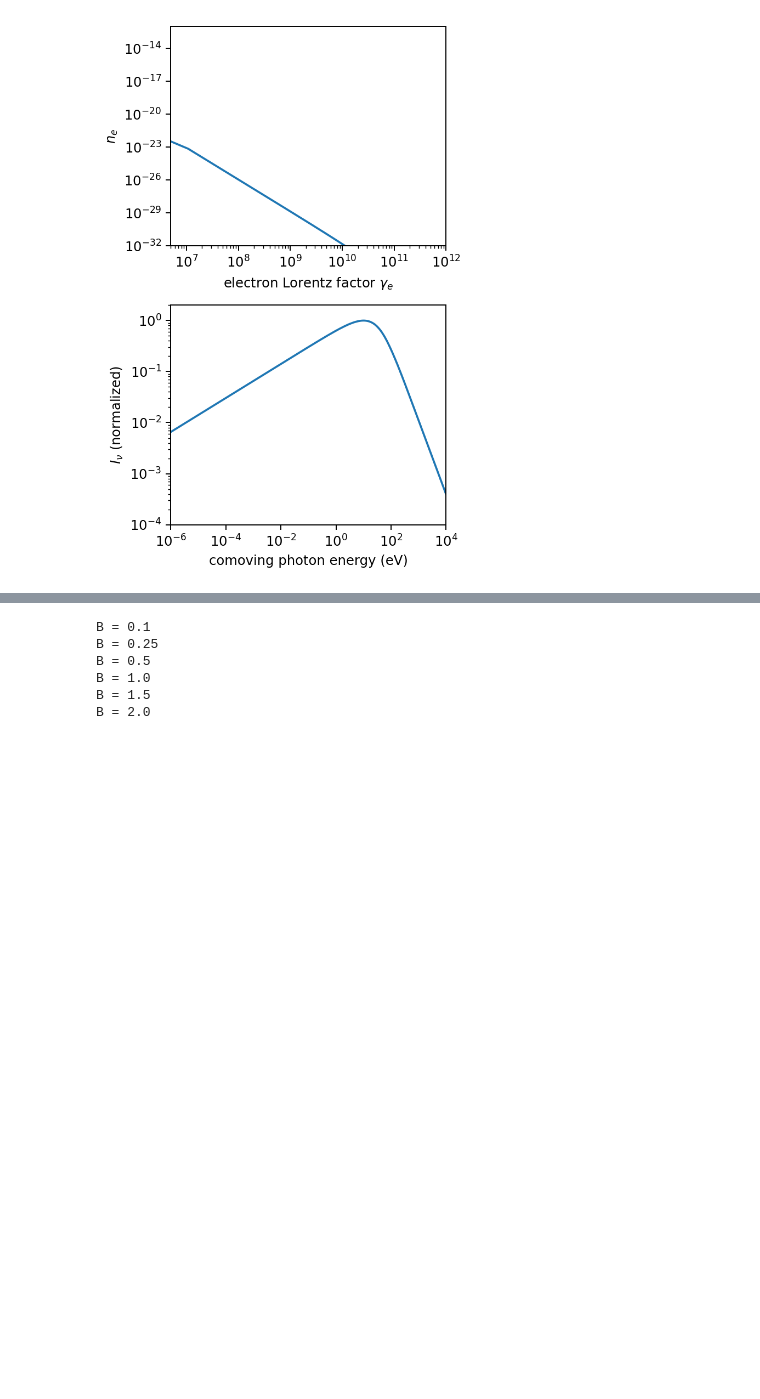
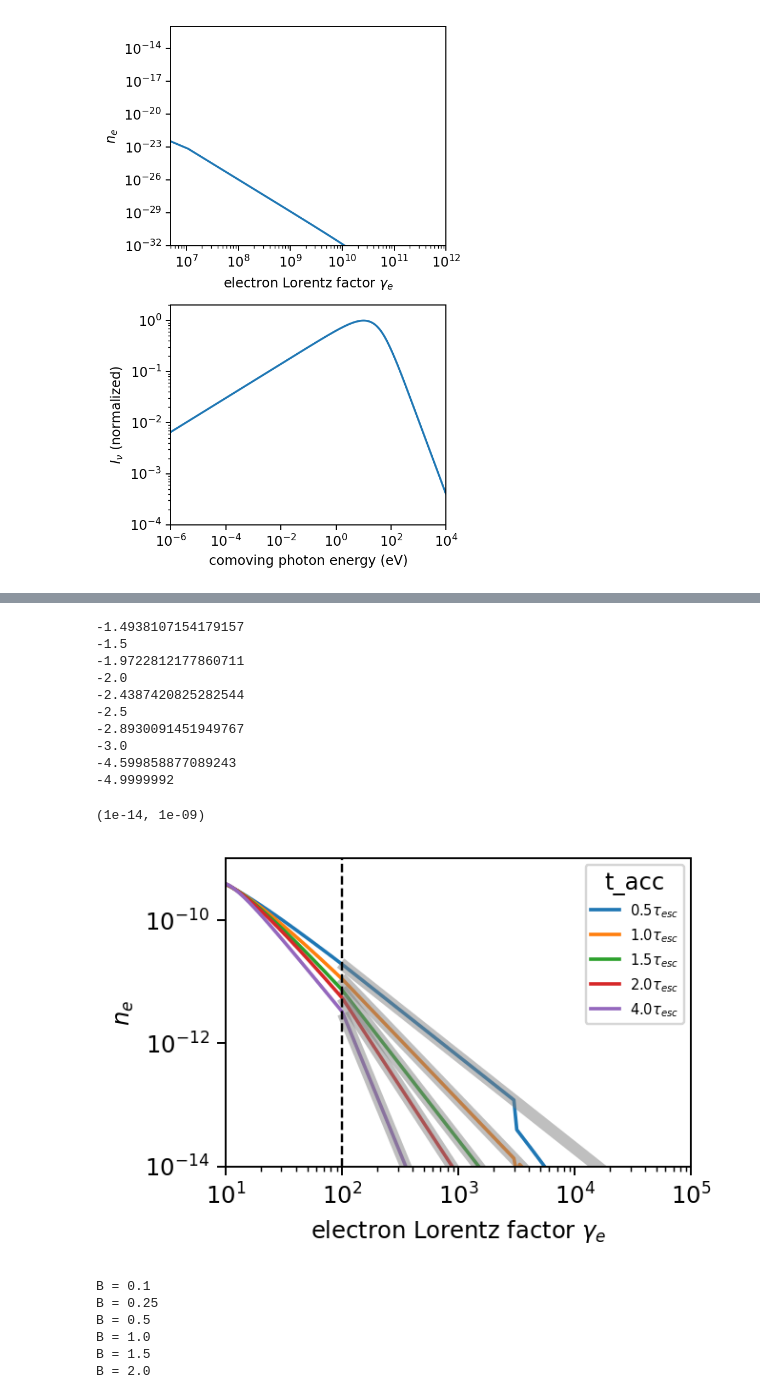
Before and after one commit to me623/Mphys_modelling, a Jupyter notebook: python_notebooks/plotting.ipynb, the cells around one changed output, grey strips where cells are left out. Cells and saved outputs as stored; diff of their text form; code cells hidden in the pictures; blank space fills up the shorter version.

```diff
--- a/python_notebooks/plotting.ipynb
+++ b/python_notebooks/plotting.ipynb
@@ -88,3 +83,39 @@ Text(0.5, 0, 'Lorentz factor')
+# %%
+t_esc_multiple = ["0.5","1.0","1.5","2.0","4.0"]
+plt.figure(figsize=[3*1.2,2*1.2])
+for multiple in t_esc_multiple:
+    sim_data = pd.read_csv(fr"C:\Users\morga\Masters Year\Modelling\Mphys_modelling\csv_data\steady_state\t_acc={multiple}_t_esc.csv")
+    run_data = pd.read_csv(fr"C:\Users\morga\Masters Year\Modelling\Mphys_modelling\csv_data\steady_state\runs\run_t_acc={multiple}_t_esc.csv",index_col=False)
+
+    sim_data = sim_data[sim_data["electron_n"] > 1e-20]
+    plt.loglog(sim_data["gamma"], sim_data["electron_n"], label ="{}".format(round(run_data["tau_acc"][0]/run_data["tau_esc"][0], 1)) + "$\\tau_{esc}$")
+    x = sim_data["gamma"][sim_data["gamma"] > run_data["inject_min"][0] * 10]
+    y = sim_data["electron_n"][sim_data["gamma"] > run_data["inject_min"][0] * 10]
+
+    p, A, param = fit_power_law(x,y)
+    print(p)
+    print(-round((1 + run_data["tau_acc"][0] / run_data["tau_esc"][0]),7))
+    plt.plot(x, power_law(x,p,A), "grey", alpha=0.5, lw=5,) #label = f"p = {round(p, 3)}")
+
+plt.vlines(run_data["inject_max"][0], 1e-14, 1e-9,"black", "dashed", lw=1)
+plt.legend(title = "t_acc", fontsize=6)
+plt.xlabel(r"electron Lorentz factor $\gamma_e$")
+plt.ylabel("$n_e$")
+plt.xlim(1e1, 1e5)
+plt.ylim(1e-14,1e-9)
+# %% [output]
+-1.4938107154179157
+-1.5
+-1.9722812177860711
+-2.0
+-2.4387420825282544
+-2.5
+-2.8930091451949767
+-3.0
+-4.599858877089243
+-4.9999992
+(1e-14, 1e-09)
+[figure, added]
 # %%
 import numpy as np
 import pandas as pd
```
Also changed, not shown: parts of 1 cell of this notebook, 14 other files.
